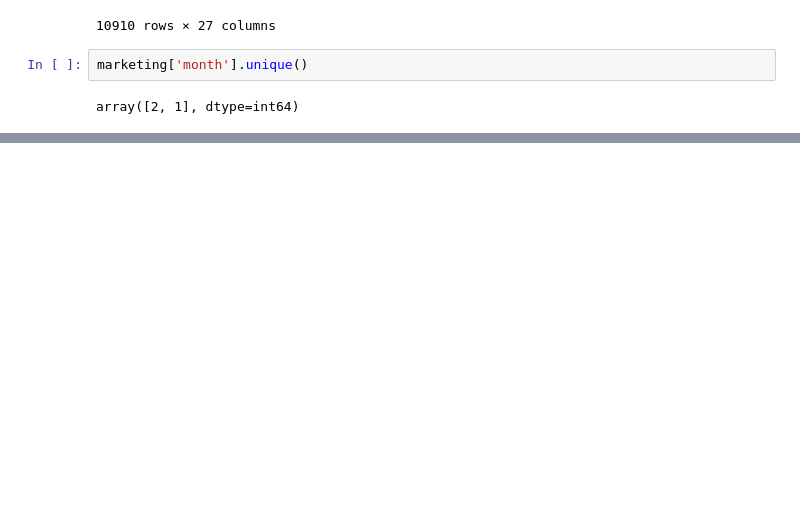
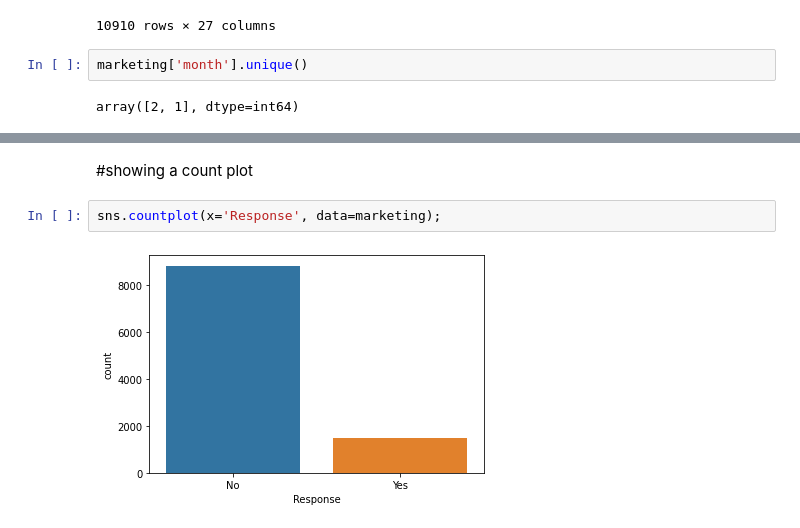
Before and after one commit to lado007/ironjohn, a Jupyter notebook: lab work3.ipynb, the cells around one changed output, grey strips where cells are left out. Saved outputs shown, nothing was run; the diff lists cells and outputs as text; blank space fills up the shorter version.

```diff
--- a/lab work3.ipynb
+++ b/lab work3.ipynb
@@ -195,0 +235,6 @@ array([2, 1], dtype=int64)
+# %% [markdown]
+#showing a count plot
+# %%
+sns.countplot(x='Response', data=marketing);
+# %% [output]
+[figure, added]
```
Also changed, not shown: parts of 19 cells of this notebook.
